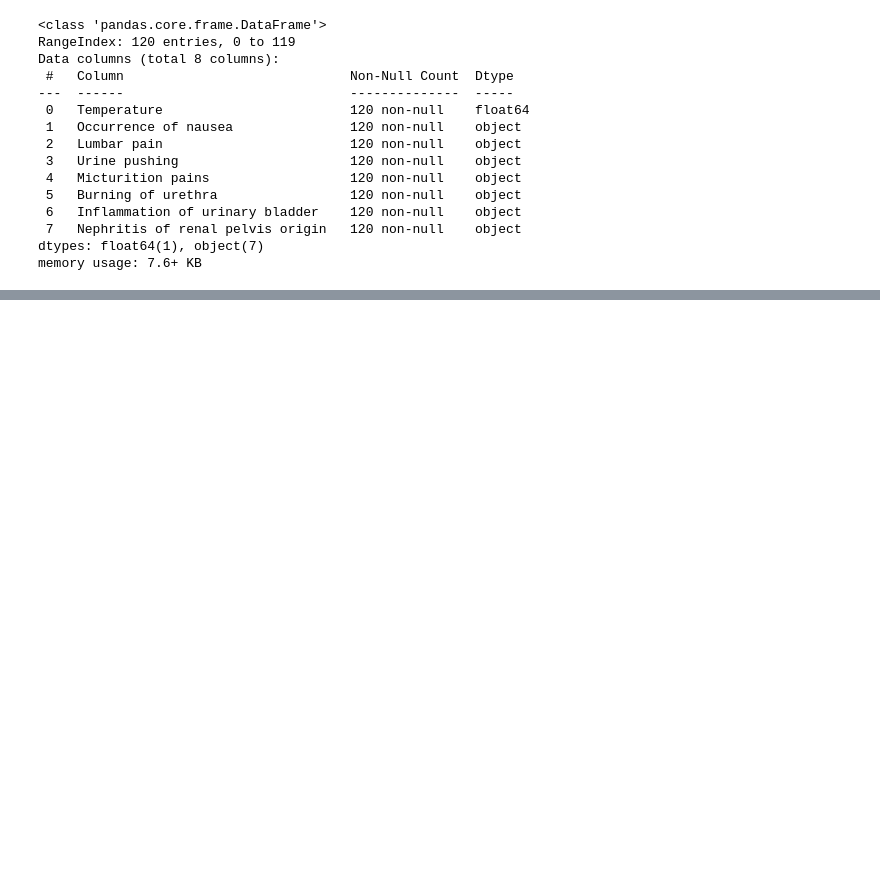
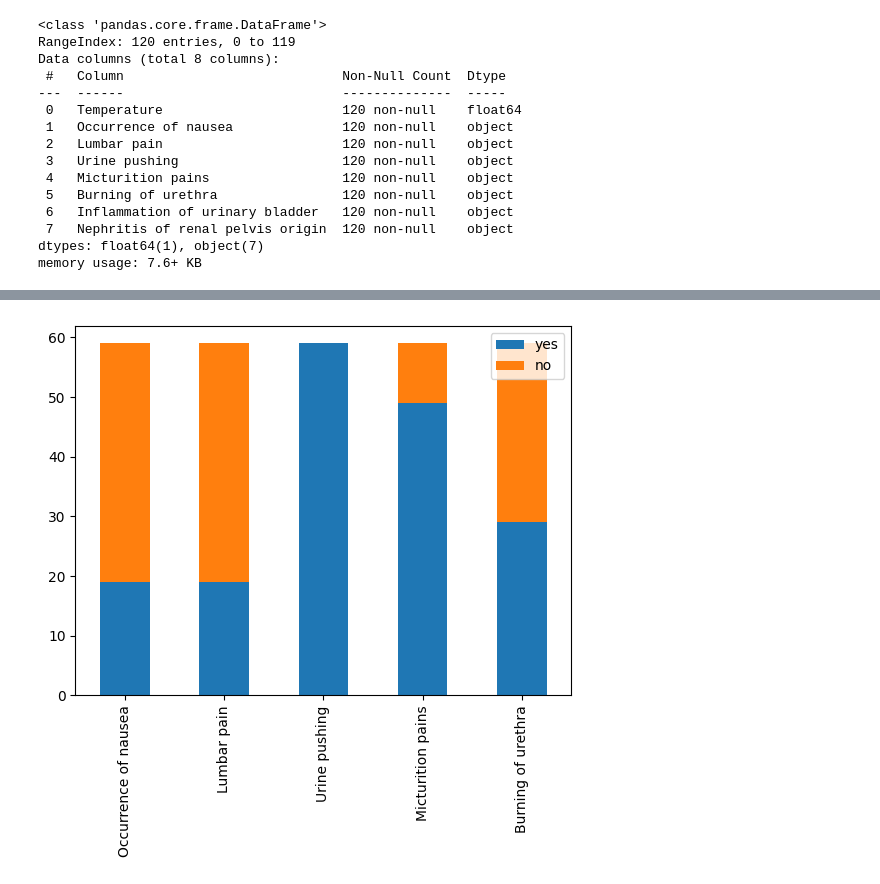
Before and after one commit to mohsen-dl/Association-Rules-Mining, a Jupyter notebook: Association Rules Mining.ipynb, the cells around one changed output, grey strips where cells are left out. Drawn from its saved outputs; the diff is of its cells as text; code cells hidden in the pictures; blank space fills up the shorter version.

```diff
--- a/Association Rules Mining.ipynb
+++ b/Association Rules Mining.ipynb
@@ -73,0 +122,3 @@ memory usage: 7.6+ KB
+# %%
+df1 = df[df['Inflammation of urinary bladder'] == 'yes']
+df1
@@ -73,0 +164,3 @@ memory usage: 7.6+ KB
+# %%
+df1 = df1.drop(['Inflammation of urinary bladder', 'Nephritis of renal pelvis origin'], axis=1)
+df1
@@ -73,0 +185,9 @@ memory usage: 7.6+ KB
+# %%
+#Inflammation of urinary bladder
+yes1 = (df1 == 'yes').sum()
+no1 = (df1 == 'no').sum()
+myplot1 = pd.concat([yes1,no1], axis=1,keys=['yes','no'])
+ax=myplot1.plot.bar(stacked=True)
+plt.show()
+# %% [output]
+[figure, added]
```
Also changed, not shown: parts of 9 cells of this notebook, 1 other file.
